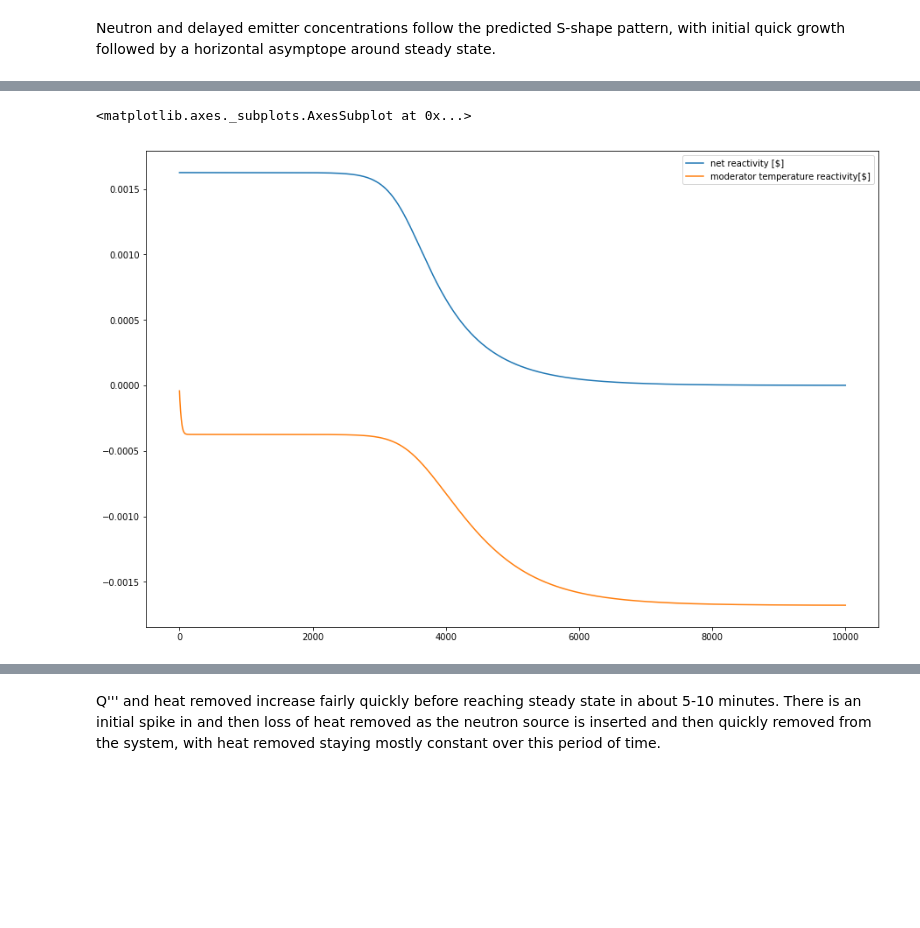
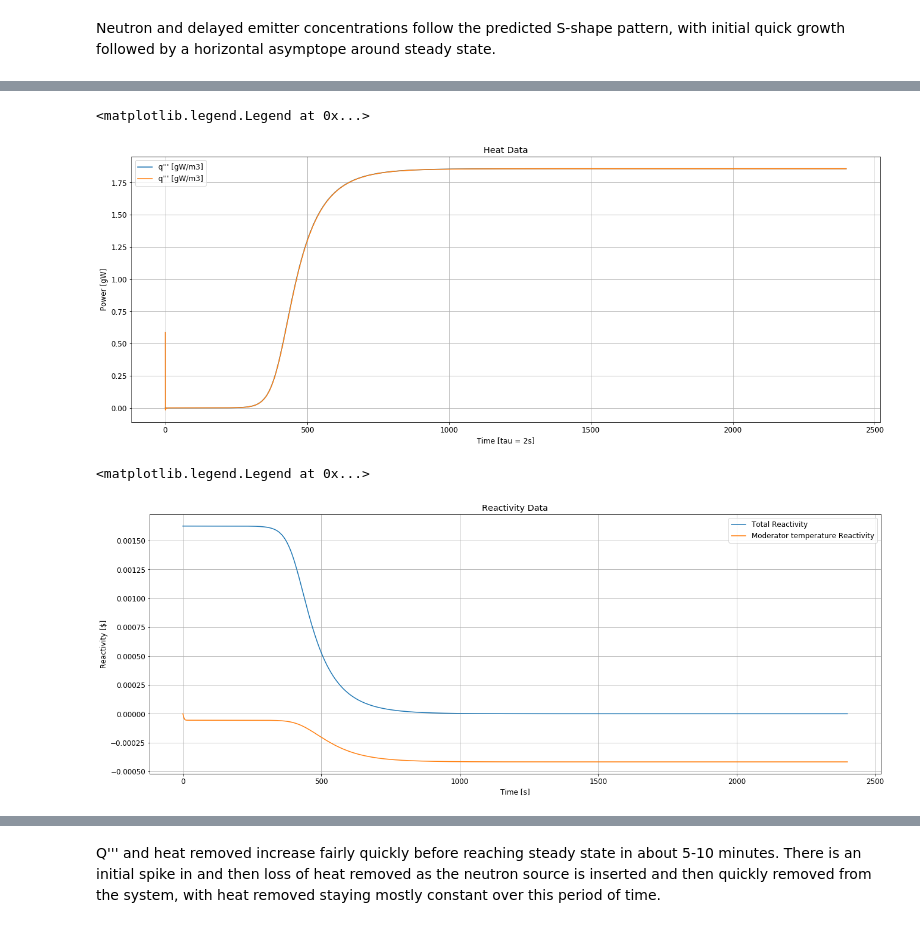
Before and after one commit to dpploy/engy-4350, a Jupyter notebook: notebooks/05-bwr-two-temperature-pt-reactor-A.ipynb, the cells around one changed output, grey strips where cells are left out. Cells and saved outputs as stored; diff of their text form; code cells hidden in the pictures; blank space fills up the shorter version.

Commit message:
graphing and reactivity changes

```diff
--- a/notebooks/05-bwr-two-temperature-pt-reactor-A.ipynb
+++ b/notebooks/05-bwr-two-temperature-pt-reactor-A.ipynb
@@ -1225,6 +1231,8 @@ params['mod mu0'] = 0.71 # migration and diffusion area constants
 params['eta'] = 1.03 # fast fission factor
 params['epsilon'] = 2.05 # neutron multiplecation factor
 params['mod molar mass'] = 18 # g/mol
+
+params['reg_rod_worth'] = 1.5e-4 # pcm
 
 params['n_dens_ss_operation'] = 1 #1.963e13/2200 * 1e4 #  #neutrons/m^2
 
@@ -1270,12 +1278,11 @@ params['shutdown temp reached'] = False
 '''Setup up initial conditions'''
 
 import numpy as np
+import scipy.constants as sc
 
-params['malfunction start'] = 1300
-params['malfunction end'] = 0
-params['breakage start'] = 1300
-params['breakage end'] = 0
-params['shutdown time'] = 1300
+params['malfunction start'] = 50 * sc.minute
+params['malfunction end'] = 50 * sc.minute
+params['shutdown time'] = 50 * sc.minute
 
 gen_time = params['gen_time'] # retrieve neutron generation time
 params['q_0'] = 1
@@ -1285,14 +1292,15 @@ params['n_ss'] = 0 # neutronless steady state before start up
 rho_0_over_beta = 0.25 # $
 beta = params['beta']
 
-params['alpha_n'] = -1 * -0.3261809701164875 # control rod reactivity worth; enough to cancel out the negative
+params['alpha_n'] = 0 # control rod reactivity worth; enough to cancel out the negative
 
-print((params['beta'] * rho_0_over_beta) + (alpha_tn_func(528.2240712403485, params) * (528.2240712403485 - 273.15)))
 params['reactivity'] = rho_0_over_beta * beta # "rho/beta = 10 cents"
 
 params['temp_0'] = params['temp_o']
 
 params['tau_fake'] = 2 # s
+params['malfunction subcooling'] = 0.55
+params['alpha_n_malfunction'] = 0
 
 # setup remaining initial conditions
 setup_initial_conditions(params)
@@ -1306,7 +1308,7 @@ alpha_tn_func(528.2240712403485, params)
 '''Evolve the point-reactor'''
 import scipy.constants as const
 
-time_final    = 20 * const.minute
+time_final    = 40 * const.minute
 n_time_stamps = 10000 # number of solution values in time
 
 params['time_final']    = time_final
@@ -1325,16 +1327,2 @@ plot_results(u_vec_history, params)
 # %% [markdown]
 Neutron and delayed emitter concentrations follow the predicted S-shape pattern, with initial quick growth followed by a horizontal asymptope around steady state.
-# %%
-import matplotlib.pyplot as plt
-heat_data = quantities1(u_vec_history, params, params['time_stamps'])
-plt.plot(params['time_stamps'], heat_data["q''' [gW/m3]"])
-plot = heat_data.plot(x=None, y=None, kind='line', ax=None, subplots=False, sharex=None, sharey=False, layout=None, figsize=(15,10),
-               use_index=True, title=None, grid=None, legend=True, style=None, logx=False, logy=False, loglog=False,
-               xticks=None, yticks=None, xlim=None, ylim=None, rot=None, fontsize=None, colormap=None, table=False,
-               yerr=None, xerr=None, secondary_y=False, sort_columns=False)
-plot.set_xlabel("Time(s) (Tau = 2s)")
-plot.set_ylabel("energy (gW/m3)")
-plot.set_title("Heat Removed and Q''' vs time during reactor startup")
-plt.grid()
-plt.rcParams['figure.figsize'] = [8,6]
-plt.show()
@@ -1344,9 +1329,27 @@ plt.show()
-# %%
-heat_data = quantities3(u_vec_history, params, params['time_stamps'])
-heat_data.plot(x=None, y=None, kind='line', ax=None, subplots=False, sharex=None, sharey=False, layout=None, figsize=(15,10),
-               use_index=True, title=None, grid=None, legend=True, style=None, logx=False, logy=False, loglog=False,
-               xticks=None, yticks=None, xlim=None, ylim=None, rot=None, fontsize=None, colormap=None, table=False,
-               yerr=None, xerr=None, secondary_y=False, sort_columns=False)
-# %% [output]
-<matplotlib.axes._subplots.AxesSubplot at 0x...>
-[figure, removed]
+# %%
+import matplotlib.pyplot as plt
+heat_data = quantities1(u_vec_history, params, params['time_stamps'])
+plt.figure(figsize=(22, 8))
+plt.plot(params['time_stamps'], heat_data["q''' [gW/m3]"], params['time_stamps'], heat_data["heat removed [gW/m3]"])
+plt.grid()
+plt.rc('font', size=12)
+plt.xlabel('Time [tau = 2s]')
+plt.ylabel('Power [gW]')
+plt.title('Heat Data')
+plt.legend()
+# %% [output]
+<matplotlib.legend.Legend at 0x...>
+[figure, added]
+# %%
+quants = quantities3(u_vec_history, params, params['time_stamps'])
+plt.figure(figsize=(22, 8))
+plt.plot(params['time_stamps'], quants[0])
+plt.grid()
+plt.rc('font', size=12)
+plt.xlabel('Time [s]')
+plt.ylabel('Reactivity [$]')
+plt.title('Reactivity Data')
+plt.legend(['Total Reactivity','Moderator temperature Reactivity'])
+# %% [output]
+<matplotlib.legend.Legend at 0x...>
+[figure, added]
```
Also changed, not shown: parts of 14 cells of this notebook, 3 other files.
